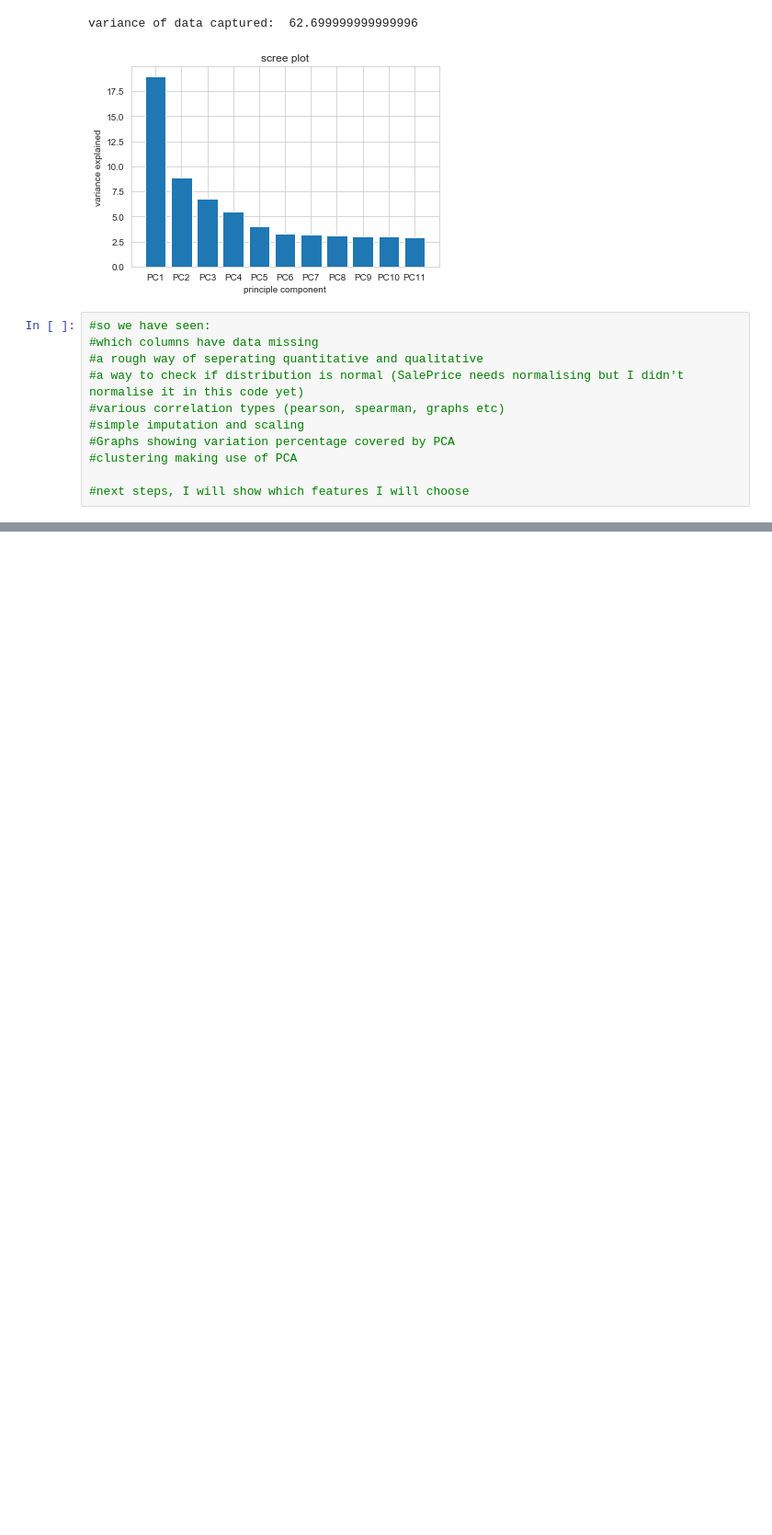
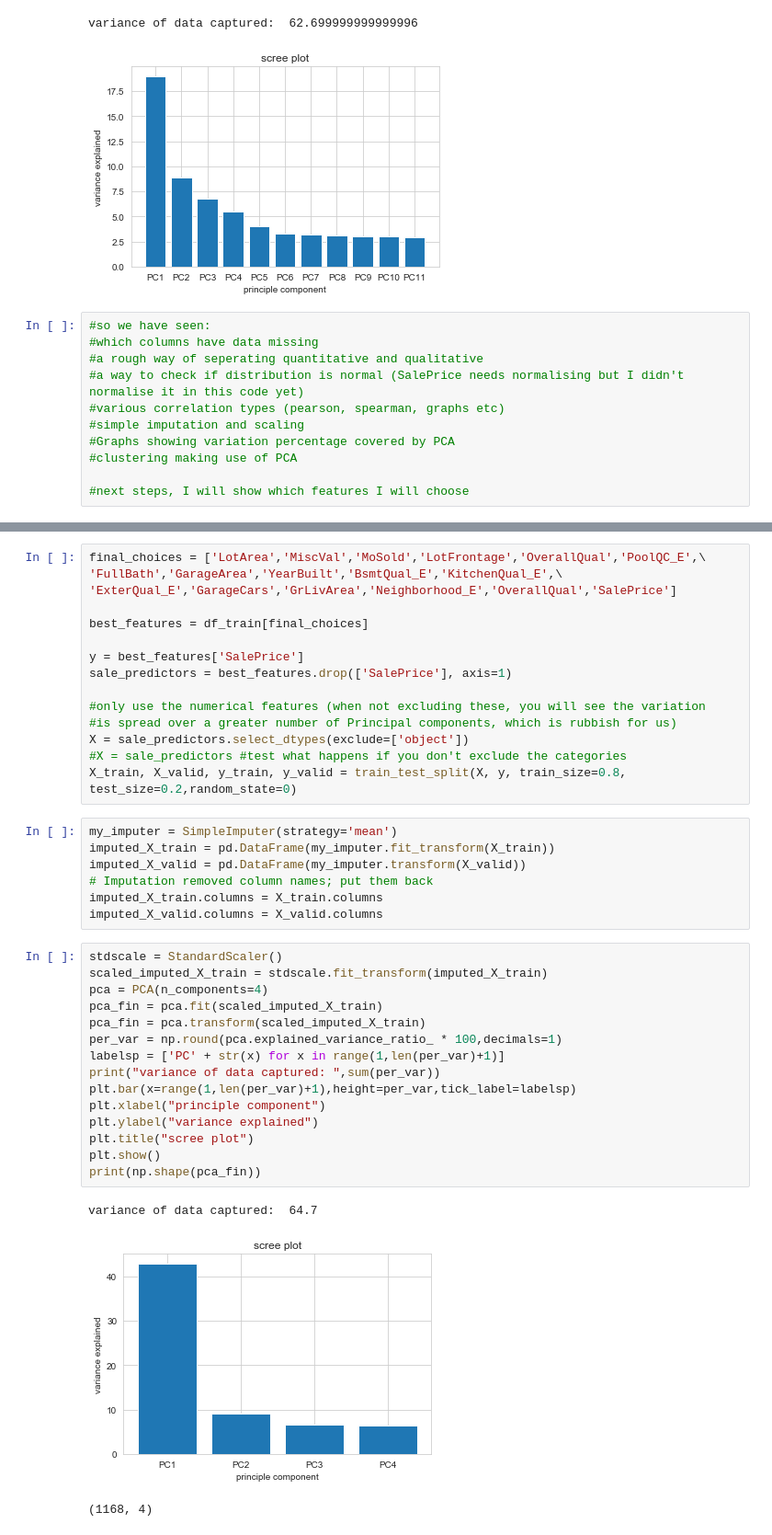
Before and after one commit to foreverloop/house-regress-k, a Jupyter notebook: HouseRegression.ipynb, the cells around one changed output, grey strips where cells are left out. Shown: that part at 92% size. Saved outputs shown, nothing was run; the diff lists cells and outputs as text; blank space fills up the shorter version.

```diff
--- a/HouseRegression.ipynb
+++ b/HouseRegression.ipynb
@@ -335,0 +396,41 @@ variance of data captured:  62.699999999999996
+# %%
+final_choices = ['LotArea','MiscVal','MoSold','LotFrontage','OverallQual','PoolQC_E',\
+'FullBath','GarageArea','YearBuilt','BsmtQual_E','KitchenQual_E',\
+'ExterQual_E','GarageCars','GrLivArea','Neighborhood_E','OverallQual','SalePrice']
+
+best_features = df_train[final_choices]
+
+y = best_features['SalePrice']
+sale_predictors = best_features.drop(['SalePrice'], axis=1)
+
+#only use the numerical features (when not excluding these, you will see the variation
+#is spread over a greater number of Principal components, which is rubbish for us)
+X = sale_predictors.select_dtypes(exclude=['object'])
+#X = sale_predictors #test what happens if you don't exclude the categories
+X_train, X_valid, y_train, y_valid = train_test_split(X, y, train_size=0.8, test_size=0.2,random_state=0)
+# %%
+my_imputer = SimpleImputer(strategy='mean')
+imputed_X_train = pd.DataFrame(my_imputer.fit_transform(X_train))
+imputed_X_valid = pd.DataFrame(my_imputer.transform(X_valid))
+# Imputation removed column names; put them back
+imputed_X_train.columns = X_train.columns
+imputed_X_valid.columns = X_valid.columns
+# %%
+stdscale = StandardScaler()
+scaled_imputed_X_train = stdscale.fit_transform(imputed_X_train)
+pca = PCA(n_components=4)
+pca_fin = pca.fit(scaled_imputed_X_train)
+pca_fin = pca.transform(scaled_imputed_X_train)
+per_var = np.round(pca.explained_variance_ratio_ * 100,decimals=1)
+labelsp = ['PC' + str(x) for x in range(1,len(per_var)+1)]
+print("variance of data captured: ",sum(per_var))
+plt.bar(x=range(1,len(per_var)+1),height=per_var,tick_label=labelsp)
+plt.xlabel("principle component")
+plt.ylabel("variance explained")
+plt.title("scree plot")
+plt.show()
+print(np.shape(pca_fin))
+# %% [output]
+variance of data captured:  64.7
+[figure, added]
+(1168, 4)
```
Also changed, not shown: parts of 10 cells of this notebook.
